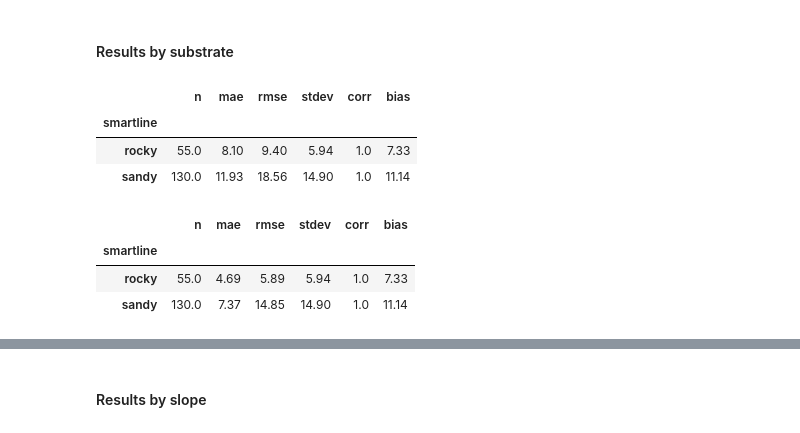
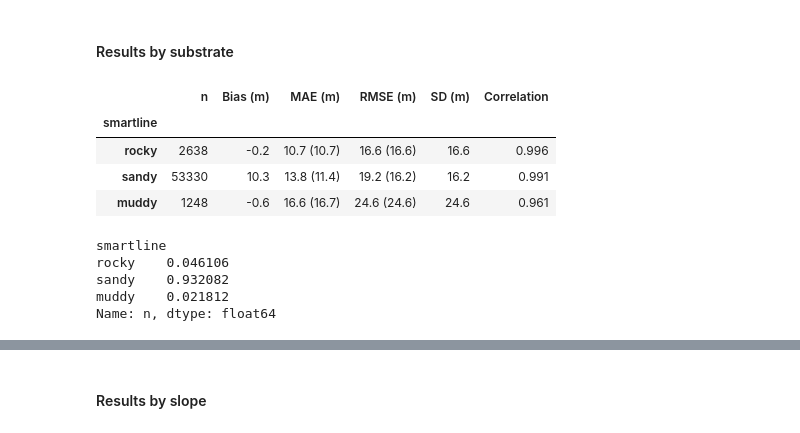
Before and after one commit to GeoscienceAustralia/dea-coastlines, a Jupyter notebook: validation/DEACoastlines_validation.ipynb, the cells around one changed output, grey strips where cells are left out. Saved outputs shown, nothing was run; the diff lists cells and outputs as text; code cells hidden in the pictures.

```diff
--- a/validation/DEACoastlines_validation.ipynb
+++ b/validation/DEACoastlines_validation.ipynb
@@ -88,9 +88,9 @@ def export_eval(df, output_name, output_crs='EPSG:3577'):
                         driver='GeoJSON')
 
 
-def deacl_val_stats(val_dist, deacl_dist, remove_bias=False):
+def deacl_val_stats(val_dist, deacl_dist, n=None, remove_bias=False):
 
-    np.seterr(divide='ignore', invalid='ignore')
+    np.seterr(all='ignore')
 
     # Compute difference and bias
     diff_dist = val_dist - deacl_dist
@@ -101,7 +101,11 @@ def deacl_val_stats(val_dist, deacl_dist, remove_bias=False):
         diff_dist = val_dist - deacl_dist
 
     # Compute stats
-    n = len(val_dist)
+    if n is None:
+        n = len(val_dist)
+    else:
+        n = sum(n)
+
     mae = mean_absolute_error(val_dist, deacl_dist)
     rmse = mean_squared_error(val_dist, deacl_dist)**0.5
 
@@ -121,6 +125,28 @@ def deacl_val_stats(val_dist, deacl_dist, remove_bias=False):
         'corr': f'{corr:.3f}',
         'bias': f'{bias:.2f}',
     }).astype(float)
+
+
+def rse_tableformat(not_bias_corrected, bias_corrected, groupby='source'):
+
+    # Fix rounding and total observations
+    not_bias_corrected['n'] = not_bias_corrected['n'].astype(int)
+    not_bias_corrected[['bias', 'stdev', 'mae', 'rmse']] = not_bias_corrected[['bias', 'stdev', 'mae', 'rmse']].round(1)
+    not_bias_corrected['n'] = not_bias_corrected.groupby(groupby)['n'].sum()
+
+    # Move bias corrected values into brackets
+    not_bias_corrected['MAE (m)'] = (not_bias_corrected.mae.astype('str') + ' (' +
+                                 bias_corrected.mae.round(1).astype('str') + ')')
+    not_bias_corrected['RMSE (m)'] = (not_bias_corrected.rmse.astype('str') + ' (' +
+                                  bias_corrected.rmse.round(1).astype('str') + ')')
+
+    # Sort by MAE, rename columns
+    not_bias_corrected = (not_bias_corrected.sort_values('mae')
+     .drop(['mae', 'rmse'], axis=1)
+     .rename({'stdev': 'SD (m)', 'corr': 'Correlation', 'bias': 'Bias (m)'}, axis=1)
+             [['n', 'Bias (m)', 'MAE (m)', 'RMSE (m)', 'SD (m)', 'Correlation']])
+
+    return not_bias_corrected
 # %%
 # to_vector(output_stats, fname='test6.shp', x='0_x', y='0_y', crs='EPSG:3577')
 # %% [markdown]
@@ -549,47 +639,44 @@ rename_dict = {
     'Sloping soft ‘bedrock’ shore': 'rocky',
     'Soft `bedrock¿ shore inferred': 'rocky',
     'Soft `bedrock¿ shore platform': 'rocky',
     'Beach (sediment type undiff)': 'sandy',
     'Fine-medium sand beach': 'sandy',
     'Fine-medium sandy tidal flats': 'sandy',
     'Mixed sand and shell beach': 'sandy',
     'Mixed sandy shore undiff': 'sandy',
     'Perched sandy beach (undiff)': 'sandy',
     'Sandy beach undiff': 'sandy',
     'Sandy beach with cobbles/pebbles (rock)': 'sandy',
     'Sandy shore undiff': 'sandy',
     'Sandy tidal flats': 'sandy',
     'Sandy tidal flats with coarse stony debris': 'sandy',
     'Sandy tidal flats, no bedrock protruding': 'sandy',
     'Sloping coffee rock deposit': 'rocky',
     'Muddy tidal flats': 'muddy',
     'Tidal flats (sediment undiff)': 'muddy',
     'Artificial shoreline undiff': 'rocky',
+    'Artificial boulder structures undiff': 'rocky',
     'Boulder revetment': 'rocky',
     'Boulder seawall': 'rocky',
     'Concrete sea wall': 'rocky',
-    'Piles (Jetty)': 'rocky'
+    'Piles (Jetty)': 'rocky',
+    'Coarse sand beach': 'sandy'
 }
 
 # Rename smartline categories to smaller subset
 stats_df['smartline'] = stats_df.smartline.replace(rename_dict)
 
 # Stats by substrate, no bias correction
 by_smartline = stats_df.groupby('smartline').apply(
-    lambda x: deacl_val_stats(x.val_dist, x.deacl_dist))
-by_smartline
+    lambda x: deacl_val_stats(x.val_dist, x.deacl_dist, x.n))
+by_smartline_nobias = stats_df.groupby('smartline').apply(
+    lambda x: deacl_val_stats(x.val_dist, x.deacl_dist, x.n, True))
+
+out = rse_tableformat(by_smartline, by_smartline_nobias, 'smartline')
+out
 # %% [output]
-|  | n | mae | rmse | stdev | corr | bias |
+|  | n | Bias (m) | MAE (m) | RMSE (m) | SD (m) | Correlation |
 | smartline |  |  |  |  |  |  |
-| rocky | 55.0 | 8.10 | 9.40 | 5.94 | 1.0 | 7.33 |
-| sandy | 130.0 | 11.93 | 18.56 | 14.90 | 1.0 | 11.14 |
+| rocky | 2638 | -0.2 | 10.7 (10.7) | 16.6 (16.6) | 16.6 | 0.996 |
+| sandy | 53330 | 10.3 | 13.8 (11.4) | 19.2 (16.2) | 16.2 | 0.991 |
+| muddy | 1248 | -0.6 | 16.6 (16.7) | 24.6 (24.6) | 24.6 | 0.961 |
-# %%
-# Bias corrected
-by_smartline = stats_df.groupby('smartline').apply(
-    lambda x: deacl_val_stats(x.val_dist, x.deacl_dist, True))
-by_smartline
-# %% [output]
-|  | n | mae | rmse | stdev | corr | bias |
-| smartline |  |  |  |  |  |  |
-| rocky | 55.0 | 4.69 | 5.89 | 5.94 | 1.0 | 7.33 |
-| sandy | 130.0 | 7.37 | 14.85 | 14.90 | 1.0 | 11.14 |
@@ -598 +683,9 @@ stats_df.query("source == 'lidar'").sort_values("year")
+# %%
+out['n'] / out['n'].sum()
+# %% [output]
+smartline
+rocky    0.046106
+sandy    0.932082
+muddy    0.021812
+Name: n, dtype: float64
 # %%
```
Also changed, not shown: parts of 78 cells of this notebook, 21 other files.
